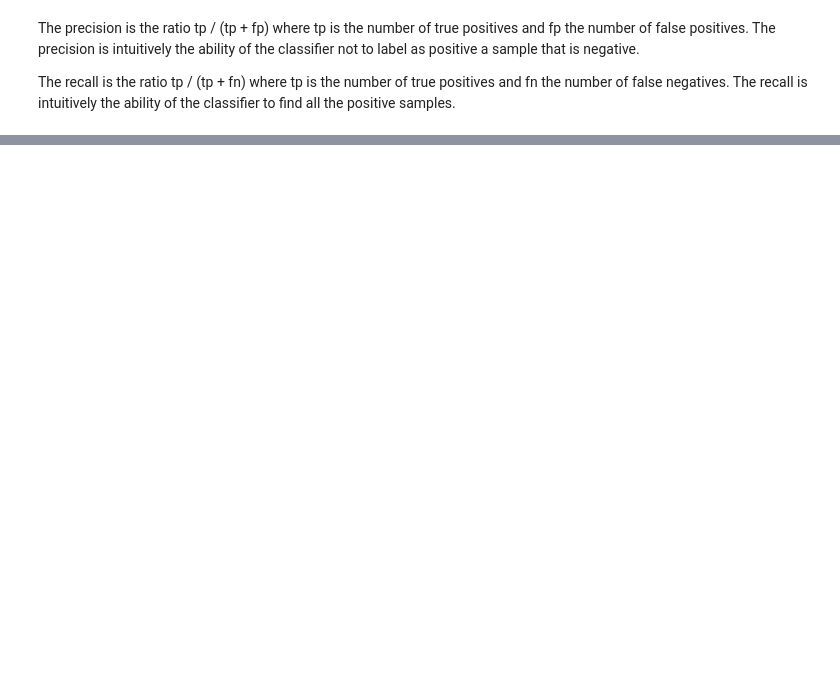
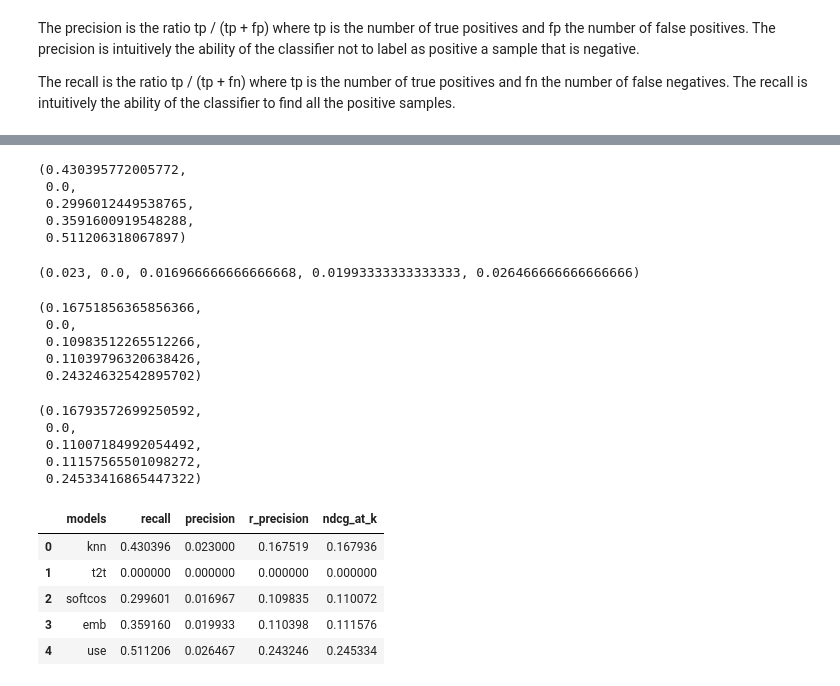
Before and after one commit to phoebewong/AC297r_2019_Associated_Press, a Jupyter notebook: notebooks/evaluation.ipynb, the cells around one changed output, grey strips where cells are left out. Saved outputs shown, nothing was run; the diff lists cells and outputs as text; code cells hidden in the pictures; blank space fills up the shorter version.

```diff
--- a/notebooks/evaluation.ipynb
+++ b/notebooks/evaluation.ipynb
@@ -177,0 +223,80 @@ def ndcg_at_k(y_true, y_pred, k=len(y_true), method=0):
+# %%
+recall_score_all = np.mean(recall_score[:500]), np.mean(np.array(recall_score)[500:1000]), np.mean(np.array(recall_score)[1000:1500]), np.mean(np.array(recall_score)[1500:2000]), np.mean(np.array(recall_score)[2000:2500])
+
+recall_score_all
+# %% [output]
+(0.430395772005772,
+ 0.0,
+ 0.2996012449538765,
+ 0.3591600919548288,
+ 0.511206318067897)
+# %%
+precision_score = []
+models = ['knn', 't2t', 'softcos', 'emb', 'use']
+for model in models:
+    for ix in range(sample.shape[0]):
+        y_true = list(true_img[ix])
+        y_pred = sample[model][ix]
+
+        y_pred = clean_up_pred(y_pred)
+#         y_true = clean_up_true(y_true)
+        precision_score.append(precision(y_true, y_pred))
+
+precision_score_all = np.mean(precision_score[:500]), np.mean(np.array(precision_score)[500:1000]), np.mean(np.array(precision_score)[1000:1500]), np.mean(np.array(precision_score)[1500:2000]),  np.mean(np.array(precision_score)[2000:2500])
+precision_score_all
+# %% [output]
+(0.023, 0.0, 0.016966666666666668, 0.01993333333333333, 0.026466666666666666)
+# %%
+r_precision_score = []
+models = ['knn', 't2t', 'softcos', 'emb', 'use']
+for model in models:
+    for ix in range(sample.shape[0]):
+        y_true =list(true_img[ix])
+        y_pred = sample[model][ix]
+
+        y_pred = clean_up_pred(y_pred)
+#         y_true = clean_up_true(y_true)
+        r_precision_score.append(r_precision(y_true, y_pred))
+
+r_precision_score_all = np.mean(r_precision_score[:500]), np.mean(np.array(r_precision_score)[500:1000]), np.mean(np.array(r_precision_score)[1000:1500]), np.mean(np.array(r_precision_score)[1500:2000]), np.mean(np.array(r_precision_score)[2000:2500])
+r_precision_score_all
+# %% [output]
+(0.16751856365856366,
+ 0.0,
+ 0.10983512265512266,
+ 0.11039796320638426,
+ 0.24324632542895702)
+# %%
+ndcg_k_score = []
+models = ['knn', 't2t', 'softcos', 'emb', 'use']
+for model in models:
+    for ix in range(sample.shape[0]):
+        y_true = list(true_img[ix])
+        y_pred = sample[model][ix]
+
+        y_pred = clean_up_pred(y_pred)
+#         y_true = clean_up_true(y_true)
+        ndcg_k_score.append(ndcg_at_k(y_true, y_pred))
+
+ndcg_k_score_all = np.mean(ndcg_k_score[:500]), np.mean(np.array(ndcg_k_score)[500:1000]), np.mean(np.array(ndcg_k_score)[1000:1500]), np.mean(np.array(ndcg_k_score)[1500:2000]), np.mean(np.array(ndcg_k_score)[2000:2500])
+ndcg_k_score_all
+# %% [output]
+(0.16793572699250592,
+ 0.0,
+ 0.11007184992054492,
+ 0.11157565501098272,
+ 0.24533416865447322)
+# %%
+score_all_df = pd.DataFrame({'models':['knn', 't2t', 'softcos', 'emb', 'use'],
+                            'recall': recall_score_all,
+                           'precision': precision_score_all,
+                           'r_precision': r_precision_score_all,
+                           'ndcg_at_k': ndcg_k_score_all})
+score_all_df
+# %% [output]
+|  | models | recall | precision | r_precision | ndcg_at_k |
+| 0 | knn | 0.430396 | 0.023000 | 0.167519 | 0.167936 |
+| 1 | t2t | 0.000000 | 0.000000 | 0.000000 | 0.000000 |
+| 2 | softcos | 0.299601 | 0.016967 | 0.109835 | 0.110072 |
+| 3 | emb | 0.359160 | 0.019933 | 0.110398 | 0.111576 |
+| 4 | use | 0.511206 | 0.026467 | 0.243246 | 0.245334 |
```
Also changed, not shown: parts of 34 cells of this notebook.
